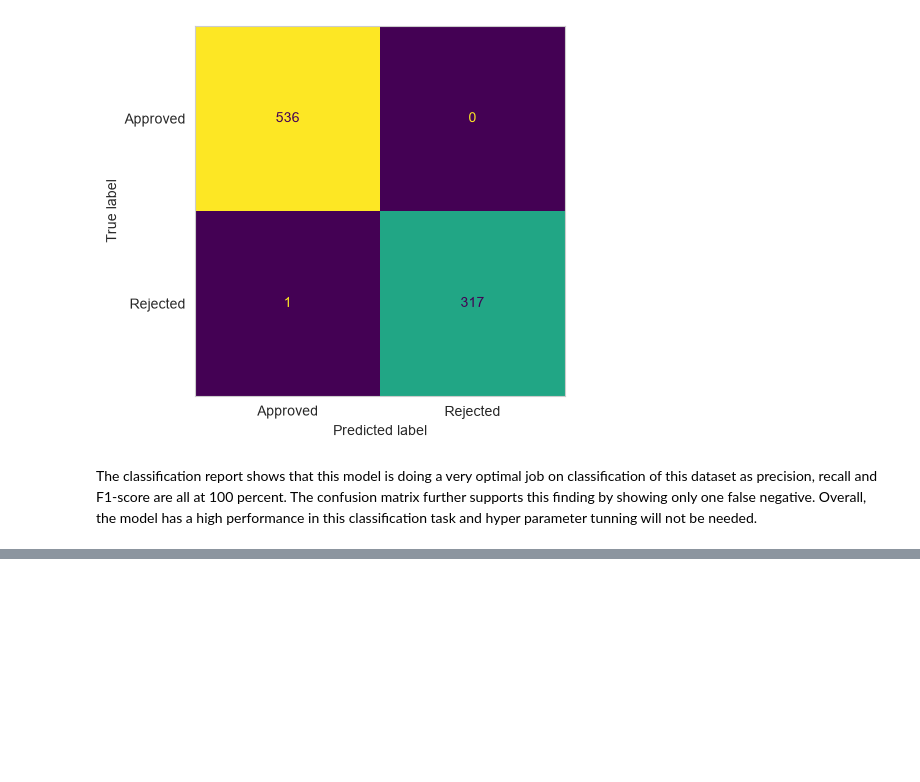
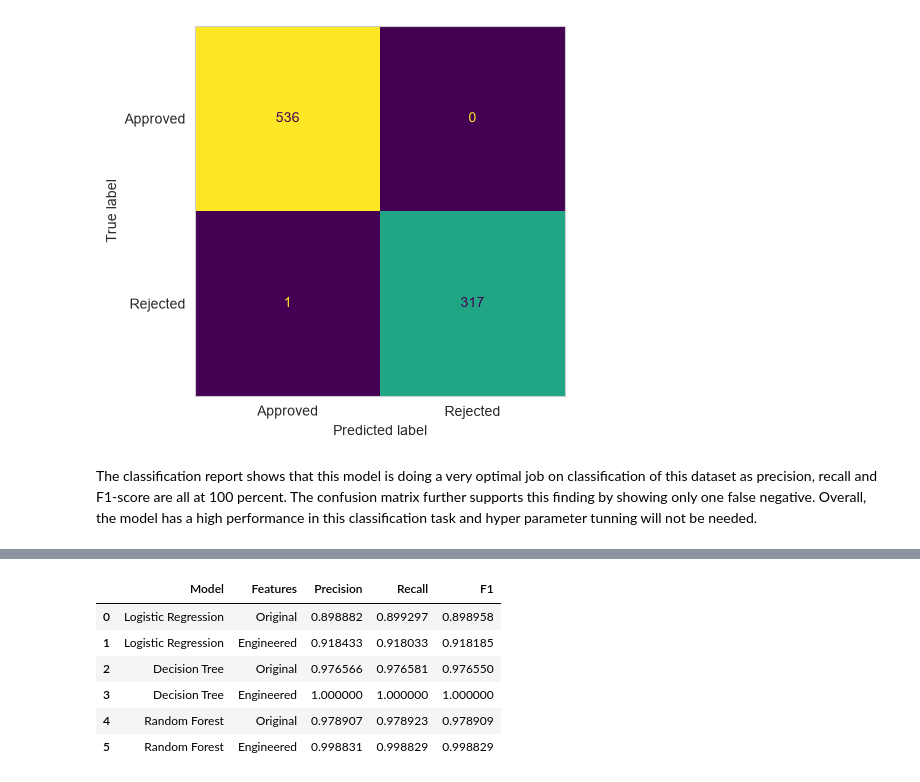
Before and after one commit to adi-afra/Loan-approval-prediction, a Jupyter notebook: notebooks/notebook.ipynb, the cells around one changed output, grey strips where cells are left out. Drawn from its saved outputs; the diff is of its cells as text; code cells hidden in the pictures; blank space fills up the shorter version.

```diff
--- a/notebooks/notebook.ipynb
+++ b/notebooks/notebook.ipynb
@@ -884,0 +910,47 @@ The classification report shows that this model is doing a very optimal job on c
+# %%
+comparison_df = pd.DataFrame({
+    "Model": ["Logistic Regression",
+              "Logistic Regression",
+              "Decision Tree",
+              "Decision Tree",
+              "Random Forest",
+              "Random Forest"],
+
+    "Features": ["Original",
+                 "Engineered",
+                 "Original",
+                 "Engineered",
+                 "Original",
+                 "Engineered"],
+
+    "Precision": [LR_org_report['weighted avg']['precision'],
+                  LR_eng_report['weighted avg']['precision'],
+                  DT_org_report['weighted avg']['precision'],
+                  DT_eng_report['weighted avg']['precision'],
+                  RF_org_report['weighted avg']['precision'],
+                  RF_eng_report['weighted avg']['precision']],
+
+    "Recall": [LR_org_report['weighted avg']['recall'],
+               LR_eng_report['weighted avg']['recall'],
+               DT_org_report['weighted avg']['recall'],
+               DT_eng_report['weighted avg']['recall'],
+               RF_org_report['weighted avg']['recall'],
+               RF_eng_report['weighted avg']['recall']],
+
+    "F1": [LR_org_report['weighted avg']['f1-score'],
+           LR_eng_report['weighted avg']['f1-score'],
+           DT_org_report['weighted avg']['f1-score'],
+           DT_eng_report['weighted avg']['f1-score'],
+           RF_org_report['weighted avg']['f1-score'],
+           RF_eng_report['weighted avg']['f1-score']]
+})
+
+comparison_df
+# %% [output]
+|  | Model | Features | Precision | Recall | F1 |
+| 0 | Logistic Regression | Original | 0.898882 | 0.899297 | 0.898958 |
+| 1 | Logistic Regression | Engineered | 0.918433 | 0.918033 | 0.918185 |
+| 2 | Decision Tree | Original | 0.976566 | 0.976581 | 0.976550 |
+| 3 | Decision Tree | Engineered | 1.000000 | 1.000000 | 1.000000 |
+| 4 | Random Forest | Original | 0.978907 | 0.978923 | 0.978909 |
+| 5 | Random Forest | Engineered | 0.998831 | 0.998829 | 0.998829 |
```
Also changed, not shown: parts of 23 cells of this notebook.
